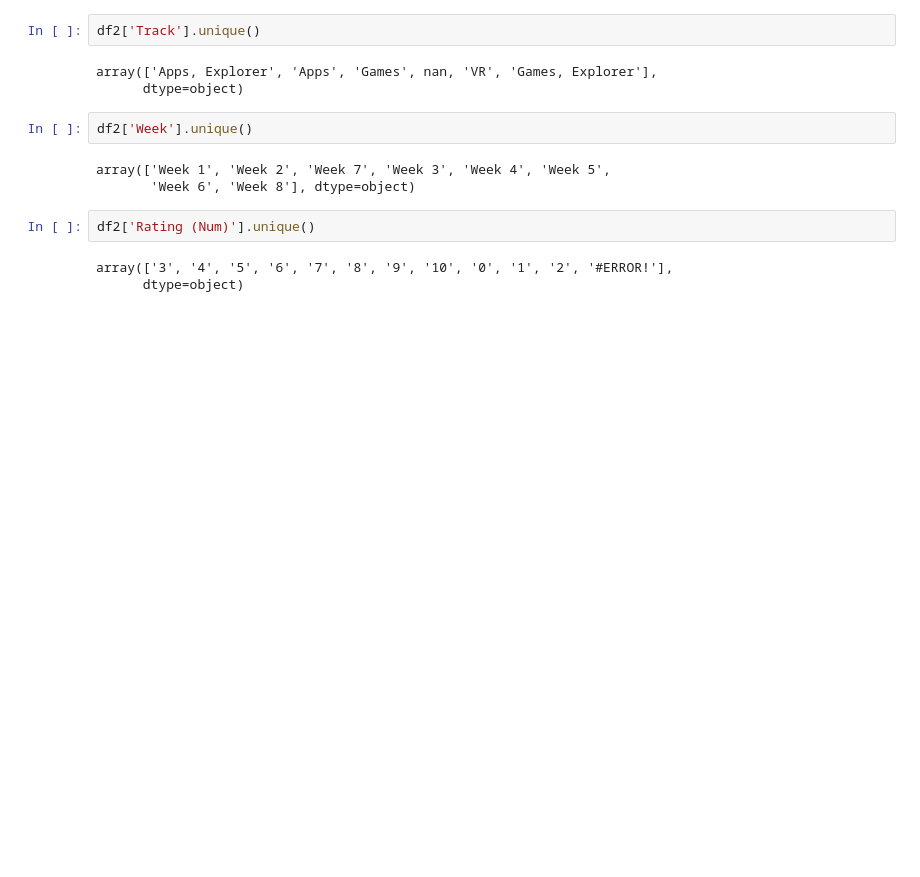
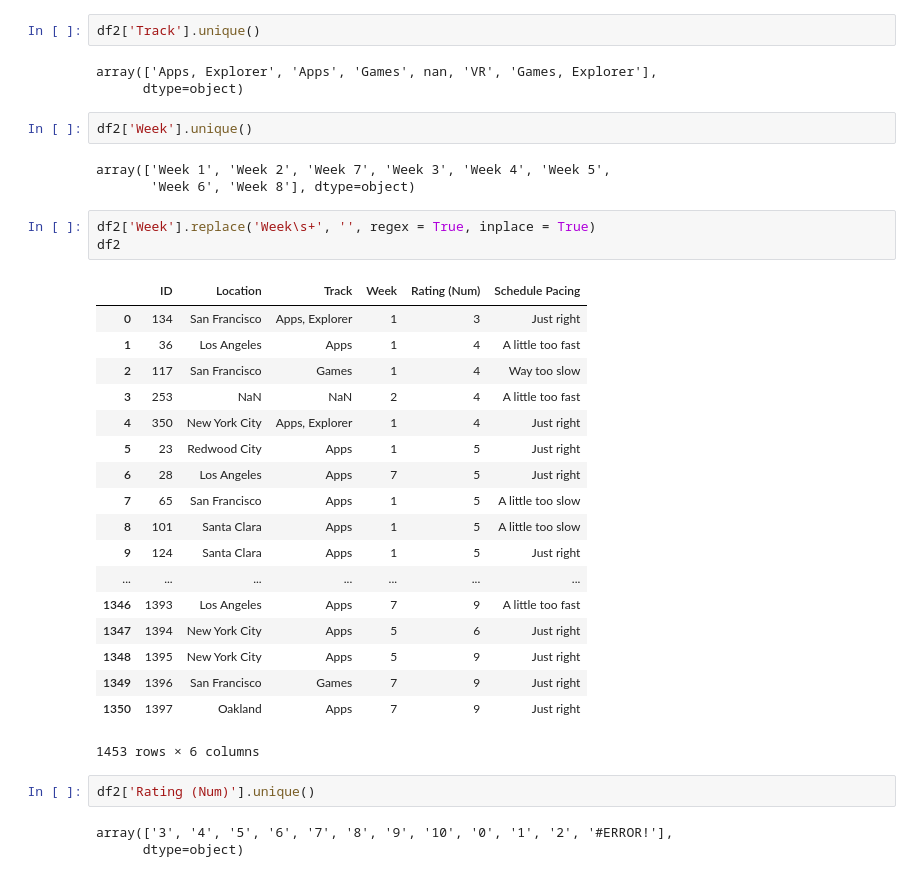
Before and after one commit to RaymondDashWu/DS1.1-Class-Files, a Jupyter notebook: NPS_Make_School.ipynb, the cells around one changed output. Cells and saved outputs as stored; diff of their text form; blank space fills up the shorter version.

```diff
--- a/NPS_Make_School.ipynb
+++ b/NPS_Make_School.ipynb
@@ -298,6 +316,28 @@ df2['Week'].unique()
 # %% [output]
 array(['Week 1', 'Week 2', 'Week 7', 'Week 3', 'Week 4', 'Week 5',
        'Week 6', 'Week 8'], dtype=object)
+# %%
+df2['Week'].replace('Week\s+', '', regex = True, inplace = True)
+df2
+# %% [output]
+|  | ID | Location | Track | Week | Rating (Num) | Schedule Pacing |
+| 0 | 134 | San Francisco | Apps, Explorer | 1 | 3 | Just right |
+| 1 | 36 | Los Angeles | Apps | 1 | 4 | A little too fast |
+| 2 | 117 | San Francisco | Games | 1 | 4 | Way too slow |
+| 3 | 253 | NaN | NaN | 2 | 4 | A little too fast |
+| 4 | 350 | New York City | Apps, Explorer | 1 | 4 | Just right |
+| 5 | 23 | Redwood City | Apps | 1 | 5 | Just right |
+| 6 | 28 | Los Angeles | Apps | 7 | 5 | Just right |
+| 7 | 65 | San Francisco | Apps | 1 | 5 | A little too slow |
+| 8 | 101 | Santa Clara | Apps | 1 | 5 | A little too slow |
+| 9 | 124 | Santa Clara | Apps | 1 | 5 | Just right |
+| ... | ... | ... | ... | ... | ... | ... |
+| 1346 | 1393 | Los Angeles | Apps | 7 | 9 | A little too fast |
+| 1347 | 1394 | New York City | Apps | 5 | 6 | Just right |
+| 1348 | 1395 | New York City | Apps | 5 | 9 | Just right |
+| 1349 | 1396 | San Francisco | Games | 7 | 9 | Just right |
+| 1350 | 1397 | Oakland | Apps | 7 | 9 | Just right |
+1453 rows × 6 columns
 # %%
 df2['Rating (Num)'].unique()
 # %% [output]
```
Also changed, not shown: parts of 17 cells of this notebook.
